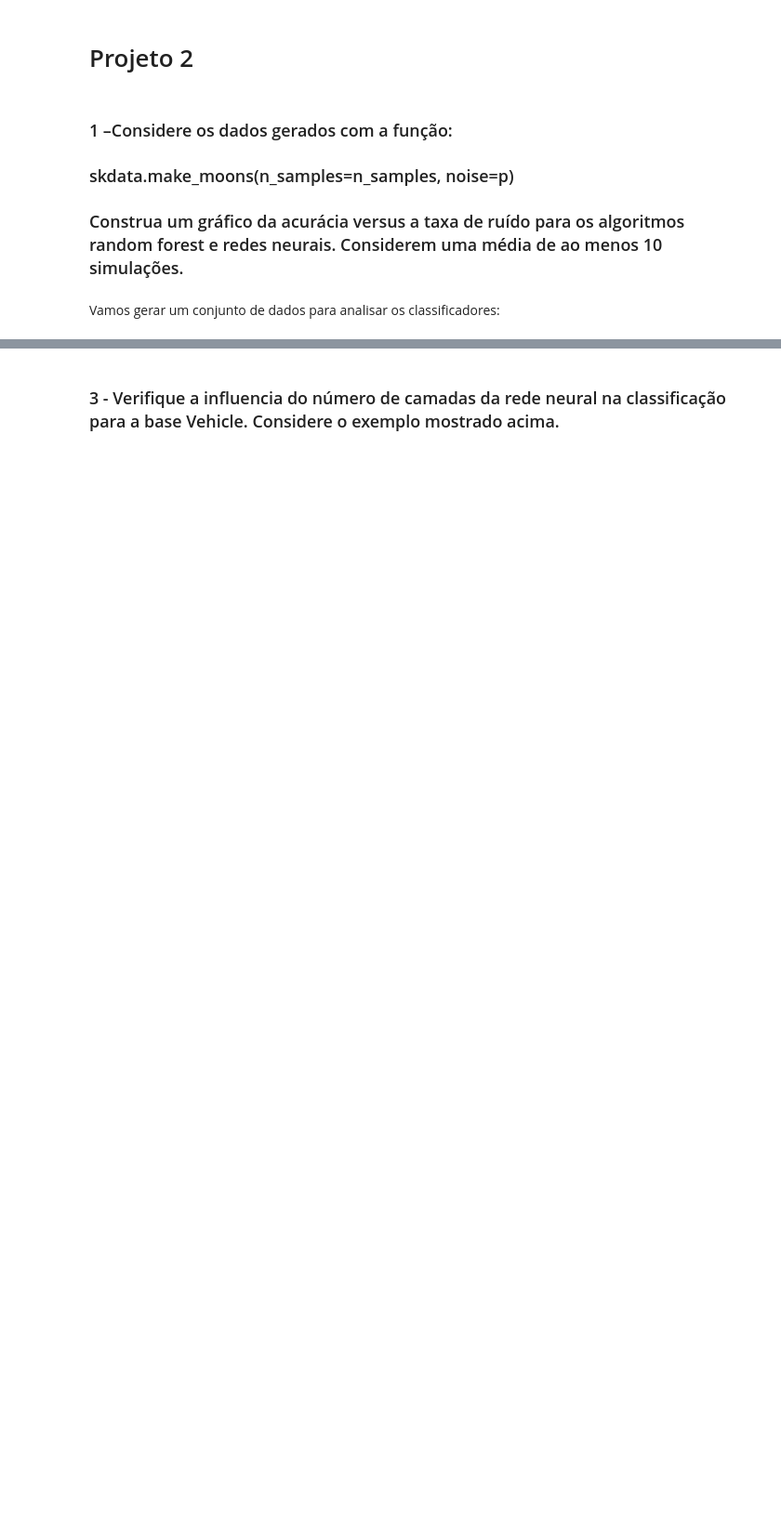
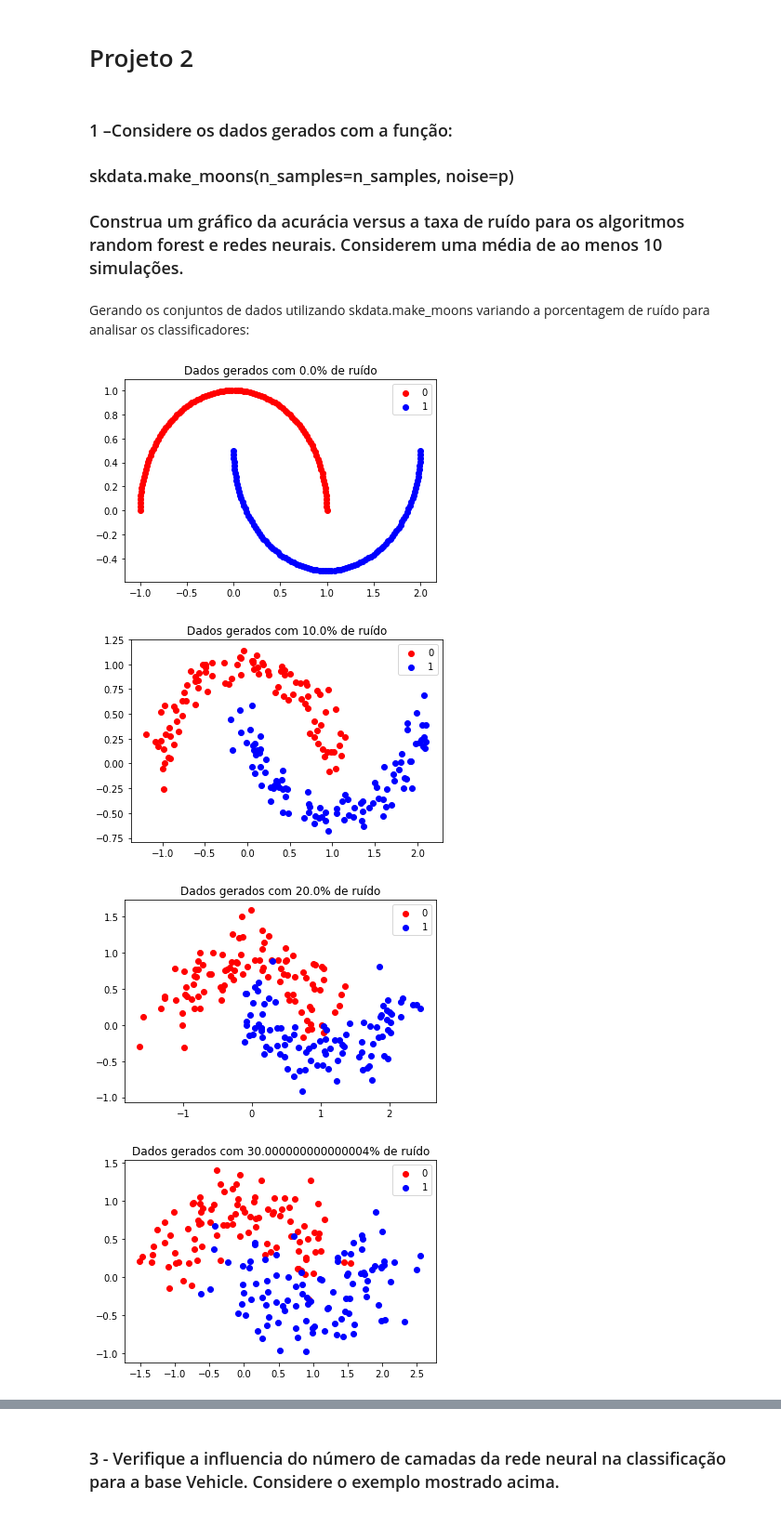
Before and after one commit to jceoval/neural-networks-and-decision-trees-classification, a Jupyter notebook: Projeto 2.ipynb, the cells around one changed output, grey strips where cells are left out. Shown at 93% size. Drawn from its saved outputs; the diff is of its cells as text; code cells hidden in the pictures; blank space fills up the shorter version.

```diff
--- a/Projeto 2.ipynb
+++ b/Projeto 2.ipynb
@@ -7,4 +7,2 @@
-# %% [markdown]
-Vamos gerar um conjunto de dados para analisar os classificadores:
 # %%
 import random
@@ -19,15 +16,15 @@ from sklearn.datasets import make_classification
 from sklearn.model_selection import train_test_split
 from sklearn.metrics import accuracy_score
 
-def randomForestMeanScore (X, Y, p = 0.7):
-    s = []
-    for i in range(0, 10):
-        train_x, test_x, train_y, test_y = train_test_split(X, Y, test_size = 1-p, random_state = 42)
-        rf = RandomForestClassifier(max_depth=2, random_state=0, n_estimators=100)
+def randomForestMeanScore (X, Y, n_estimators=100, p=0.7, Ns=10):
+    score_rf = []
+    for i in range(0, Ns):
+        train_x, test_x, train_y, test_y = train_test_split(X, Y, test_size = 1-p, random_state=42)
+        rf = RandomForestClassifier(n_estimators, max_depth=2, random_state=0)
         rf.fit(train_x, train_y)
         pred_y = rf.predict(test_x)
-        s.append(accuracy_score(pred_y, test_y))
-    return np.mean(s)
+        score_rf.append(accuracy_score(pred_y, test_y))
+        return np.mean(score_rf)
 # %%
 from sklearn.preprocessing import MinMaxScaler
 from sklearn.neural_network import MLPClassifier
@@ -50,29 +47,47 @@ def neuralNetworkMeanScore (X, Y, p = 0.7):
+# %% [markdown]
+Gerando os conjuntos de dados utilizando skdata.make_moons variando a porcentagem de ruído para analisar os classificadores:
 # %%
 import sklearn.datasets as skdata
 from matplotlib import pyplot
 from pandas import DataFrame
 # generate 2d classification dataset
 n_samples = 200
 n_bins = 3  # use 3 bins for calibration_curve as we have 3 clusters here
 centers = [(-4, 0), (0, 0), (3, 3)]
 
 acuracia_rf = []
 acuracia_nn = []
 noise = []
 
 for i in np.arange(0, 1, 0.1):
     noise.append(i)
     X, y = skdata.make_moons(n_samples=n_samples, noise=i)
 
 
     d = np.column_stack((X,np.transpose(y)))
     data = DataFrame(data = d, columns=['X1', 'X2', 'y'])
     features_names = ['X1', 'X2']
+    class_labels = np.unique(y)
+    #Plotting
+    colors = ['red', 'blue', 'green', 'black']
+    aux = 0
+    for c in class_labels:
+        ind = np.where(y == c)
+        plt.scatter(X[ind, 0][0], X[ind,1][0], color = colors[aux], label = c)
+        aux = aux + 1
+    plt.title("Dados gerados com " + str(i*100) + "% de ruído")
+    plt.legend()
+    plt.show()
 
     Y = np.array(data[data.columns[-1]],dtype=str)
     data= data.drop(data.columns[-1], axis = 1)
     feature_list = list(data.columns)
     X = np.array(data)
 
-    acuracia_rf.append(randomForestMeanScore (X, Y, p = 0.7))
-    acuracia_nn.append(neuralNetworkMeanScore(X, Y, p = 0.7))
+    acuracia_rf.append(randomForestMeanScore (X, Y, p = 0.7, Ns=10))
+    acuracia_nn.append(neuralNetworkMeanScore(X, Y, p = 0.7, Ns=10))
+# %% [output]
+[figure, added]
+[figure, added]
+[figure, added]
+[figure, added]
```
Also changed, not shown: parts of 27 cells of this notebook.
